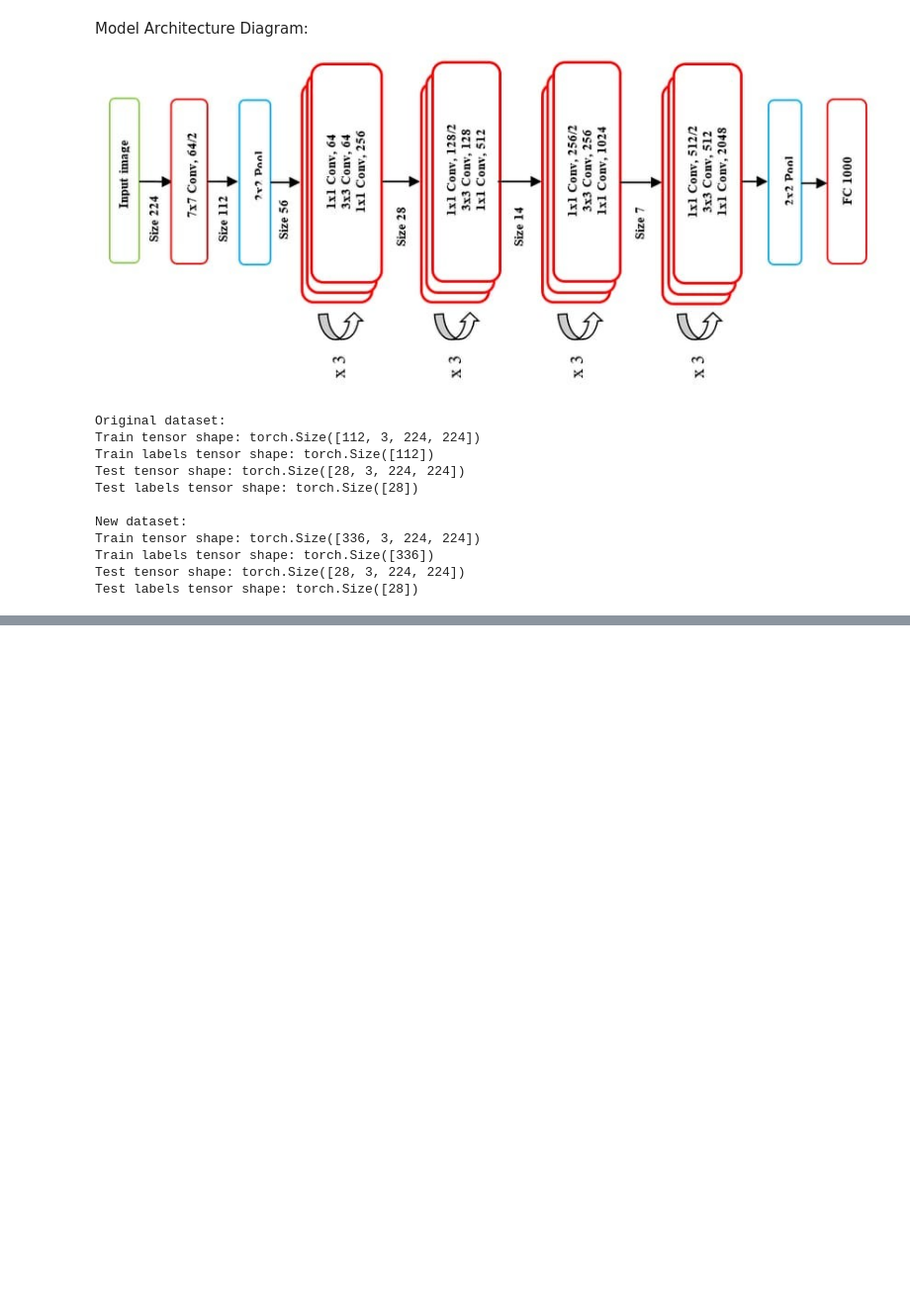
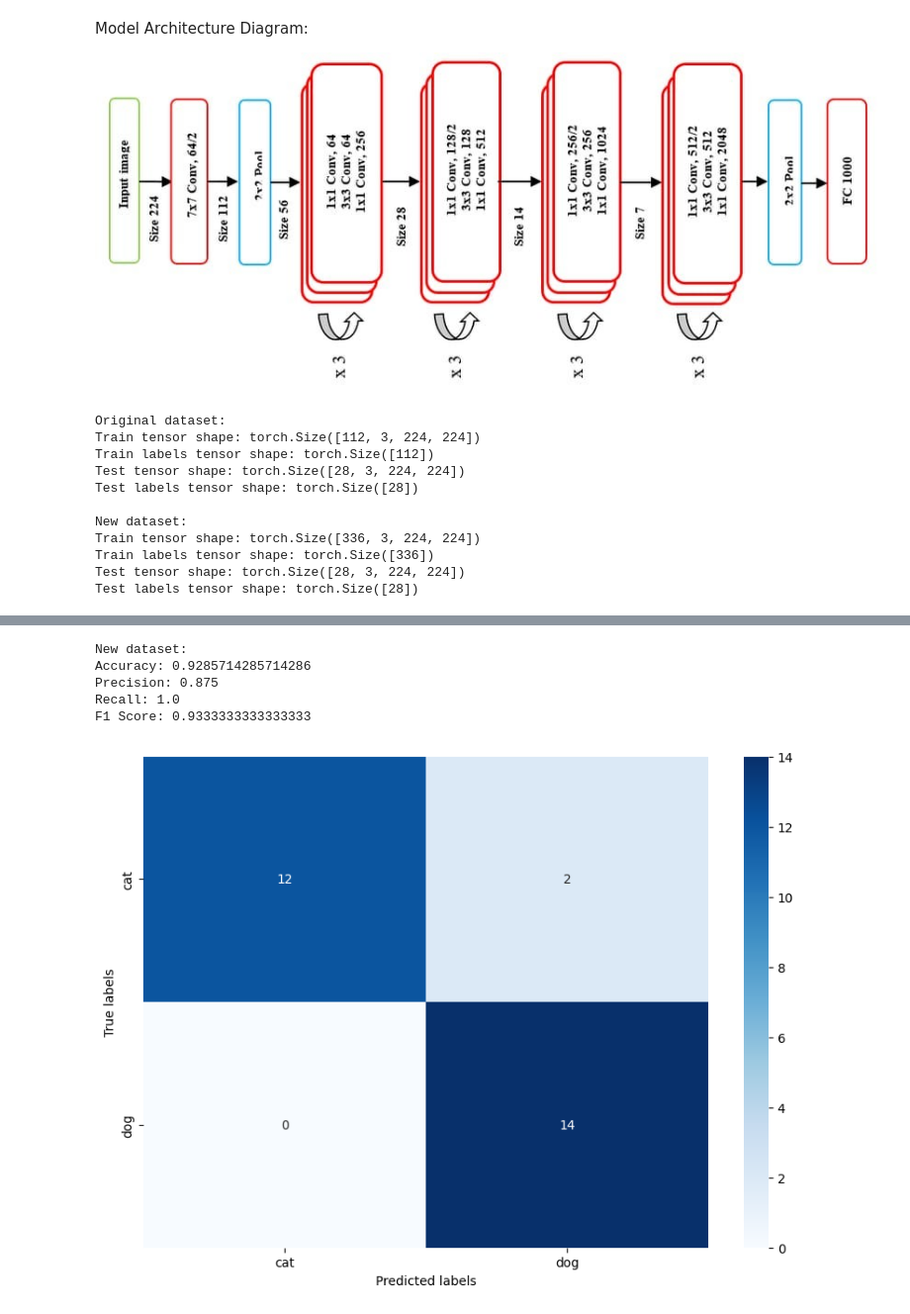
Before and after one commit to Praanshu101/Data_Augmentation, a Jupyter notebook: DataAug.ipynb, the cells around one changed output, grey strips where cells are left out. Shown at 99% size. Saved outputs shown, nothing was run; the diff lists cells and outputs as text; code cells hidden in the pictures; blank space fills up the shorter version.

```diff
--- a/DataAug.ipynb
+++ b/DataAug.ipynb
@@ -354,0 +460,7 @@ Device: cpu
+# %%
+# Reinitialize the model
+resnet = ResNetForImageClassification.from_pretrained("microsoft/resnet-50")
+resnet.to(device)
+
+# Train the model using the new dataset
+train_model(resnet, train_loader_new, epochs=5, lr=0.001)
@@ -354,0 +474,11 @@ Device: cpu
+# %%
+# Evaluate the model using the new test set
+print('New dataset:')
+evaluate_model(resnet, test_loader_new)
+# %% [output]
+New dataset:
+Accuracy: 0.9285714285714286
+Precision: 0.875
+Recall: 1.0
+F1 Score: 0.9333333333333333
+[figure, added]
```
Also changed, not shown: parts of 6 cells of this notebook.
